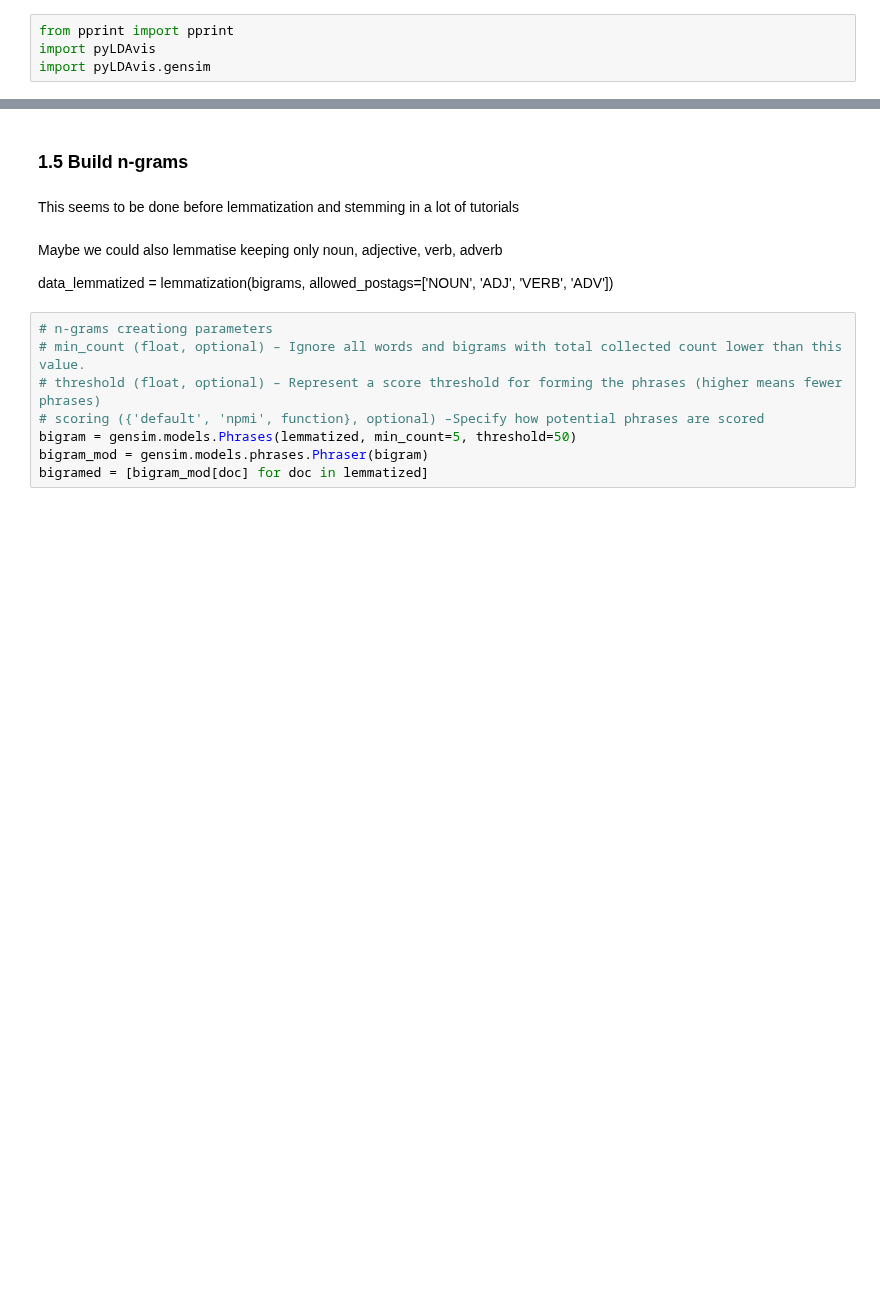
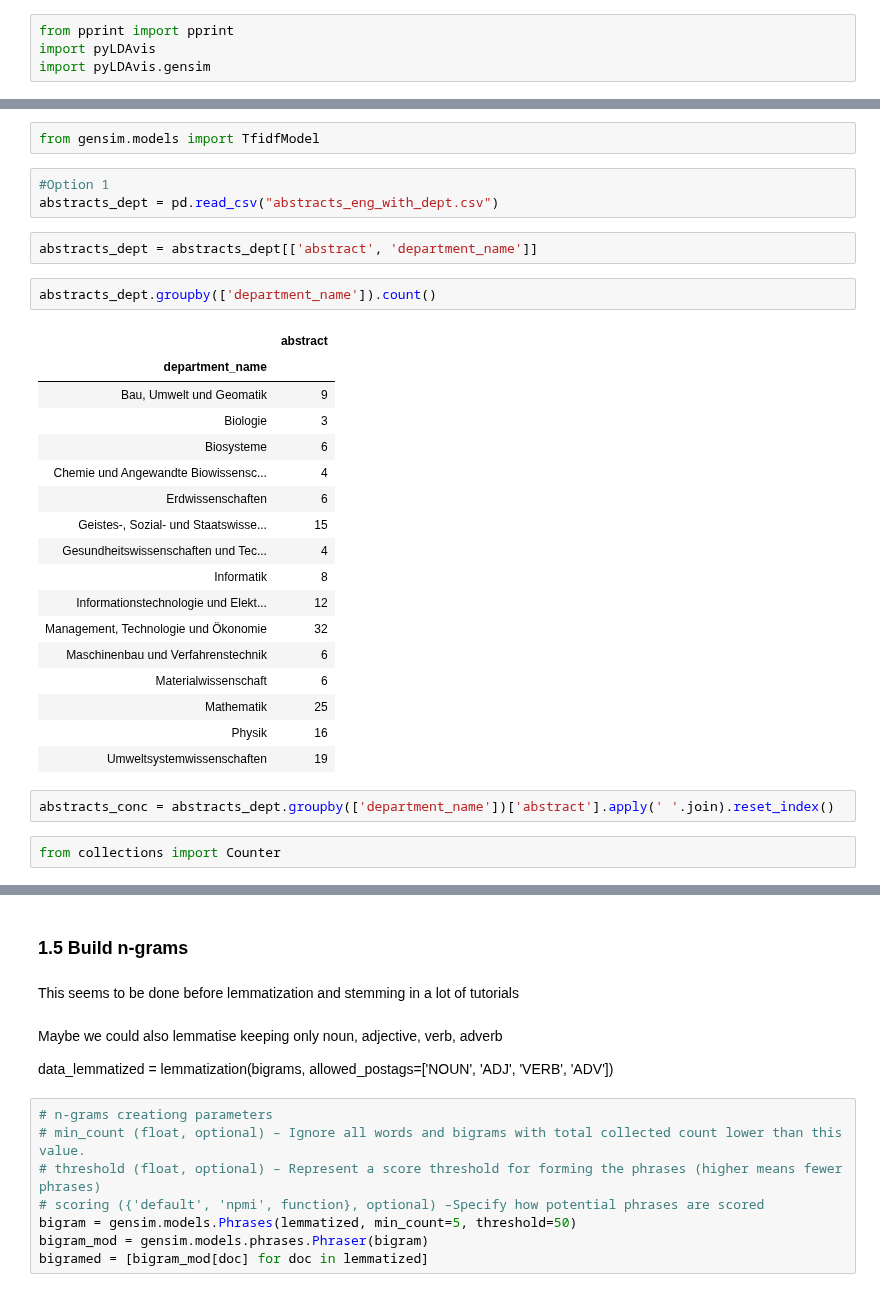
Before and after one commit to GiuliaLanzillotta/ETH_SEARCH, a Jupyter notebook: Abstract_topic_model-LDA.ipynb, the cells around one changed output, grey strips where cells are left out. Cells and saved outputs as stored; diff of their text form; blank space fills up the shorter version.

Commit message:
Gensim LDA plus visualisation setup

```diff
--- a/Abstract_topic_model-LDA.ipynb
+++ b/Abstract_topic_model-LDA.ipynb
@@ -253,0 +220,31 @@ pyLDAvis.save_html(vis,'thirty_visualisation.html')
+# %%
+from gensim.models import TfidfModel
+# %%
+#Option 1
+abstracts_dept = pd.read_csv("abstracts_eng_with_dept.csv")
+# %%
+abstracts_dept = abstracts_dept[['abstract', 'department_name']]
+# %%
+abstracts_dept.groupby(['department_name']).count()
+# %% [output]
+|  | abstract |
+| department_name |  |
+| Bau, Umwelt und Geomatik | 9 |
+| Biologie | 3 |
+| Biosysteme | 6 |
+| Chemie und Angewandte Biowissensc... | 4 |
+| Erdwissenschaften | 6 |
+| Geistes-, Sozial- und Staatswisse... | 15 |
+| Gesundheitswissenschaften und Tec... | 4 |
+| Informatik | 8 |
+| Informationstechnologie und Elekt... | 12 |
+| Management, Technologie und Ökonomie | 32 |
+| Maschinenbau und Verfahrenstechnik | 6 |
+| Materialwissenschaft | 6 |
+| Mathematik | 25 |
+| Physik | 16 |
+| Umweltsystemwissenschaften | 19 |
+# %%
+abstracts_conc = abstracts_dept.groupby(['department_name'])['abstract'].apply(' '.join).reset_index()
+# %%
+from collections import Counter
```
Also changed, not shown: parts of 20 cells of this notebook.
